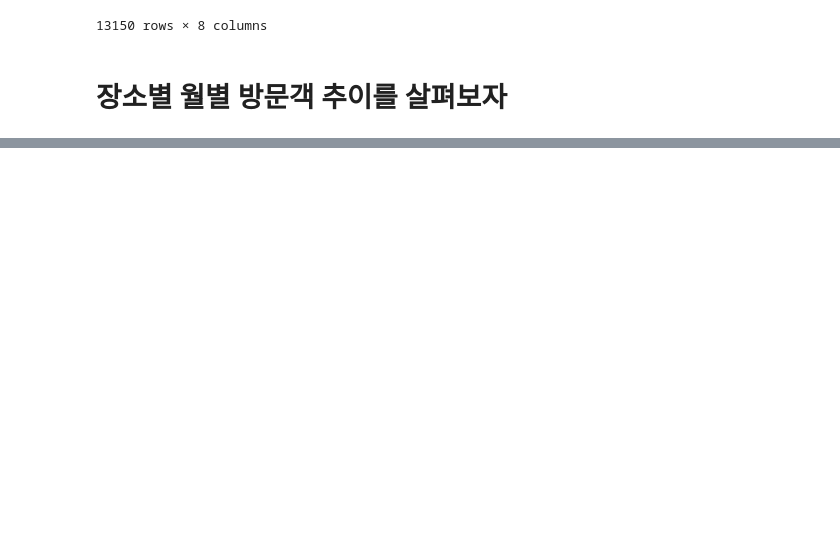
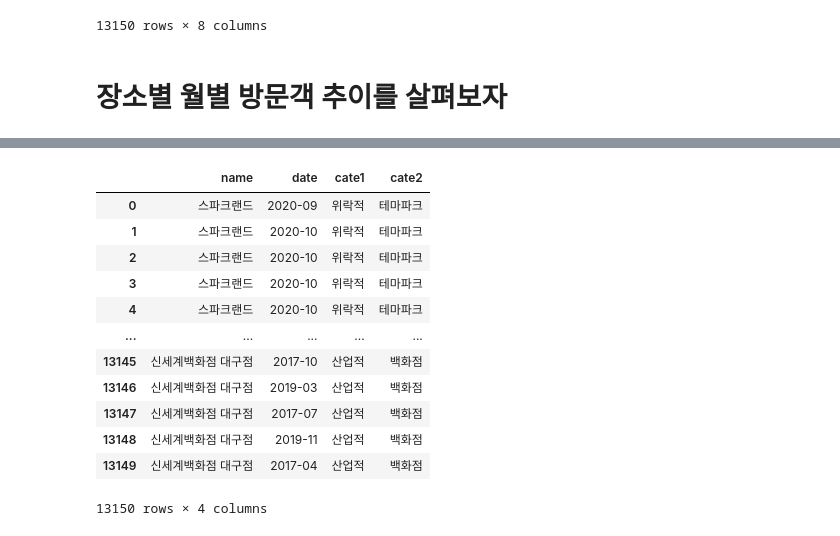
Before and after one commit to 00ddya3/dip_intern, a Jupyter notebook: sincheon/sight20.ipynb, the cells around one changed output, grey strips where cells are left out. Drawn from its saved outputs; the diff is of its cells as text; code cells hidden in the pictures; blank space fills up the shorter version.

```diff
--- a/sincheon/sight20.ipynb
+++ b/sincheon/sight20.ipynb
@@ -209,0 +225,18 @@ sight_code.to_csv('sight_code.csv', encoding='cp949')
+# %%
+cateSight = pd.merge(scSight[['name2', 'date']], sight_code, left_on='name2', right_on='name')
+cateSight = cateSight[['name', 'date', 'cate1', 'cate2']]
+cateSight
+# %% [output]
+|  | name | date | cate1 | cate2 |
+| 0 | 스파크랜드 | 2020-09 | 위락적 | 테마파크 |
+| 1 | 스파크랜드 | 2020-10 | 위락적 | 테마파크 |
+| 2 | 스파크랜드 | 2020-10 | 위락적 | 테마파크 |
+| 3 | 스파크랜드 | 2020-10 | 위락적 | 테마파크 |
+| 4 | 스파크랜드 | 2020-10 | 위락적 | 테마파크 |
+| ... | ... | ... | ... | ... |
+| 13145 | 신세계백화점 대구점 | 2017-10 | 산업적 | 백화점 |
+| 13146 | 신세계백화점 대구점 | 2019-03 | 산업적 | 백화점 |
+| 13147 | 신세계백화점 대구점 | 2017-07 | 산업적 | 백화점 |
+| 13148 | 신세계백화점 대구점 | 2019-11 | 산업적 | 백화점 |
+| 13149 | 신세계백화점 대구점 | 2017-04 | 산업적 | 백화점 |
+13150 rows × 4 columns
```
Also changed, not shown: parts of 8 cells of this notebook, 6 other files.
